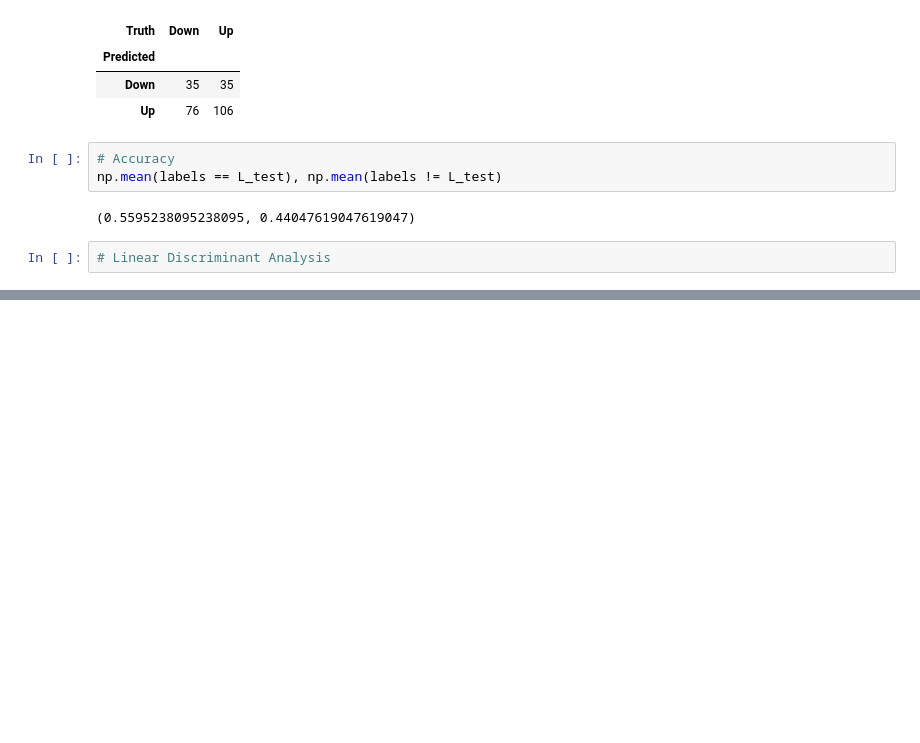
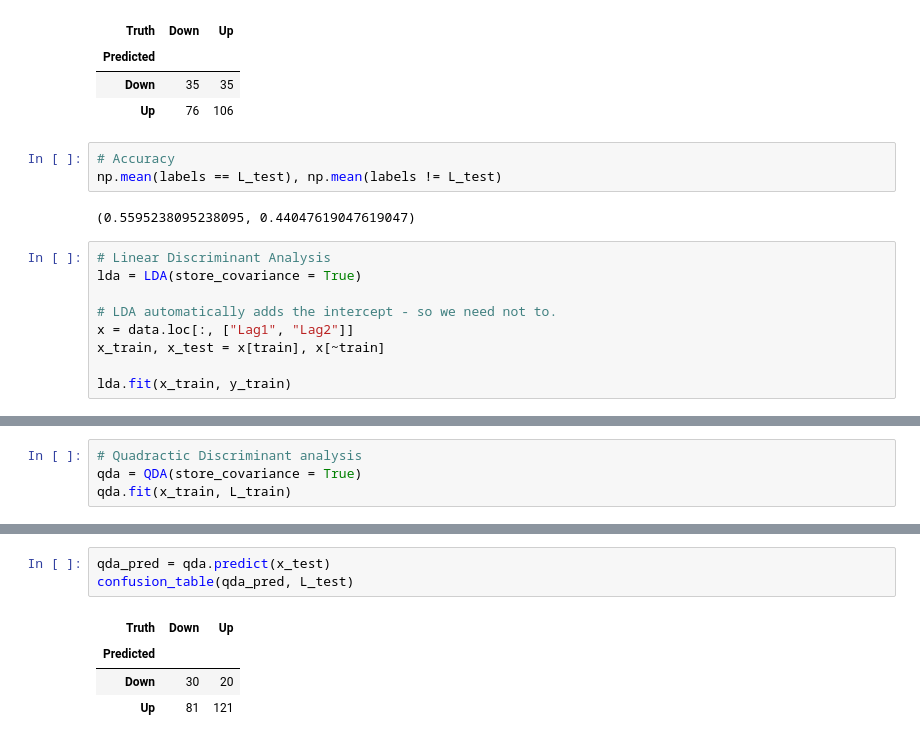
Before and after one commit to kkkamur07/ISL-Learning, a Jupyter notebook: Classification/Classification-Lab.ipynb, the cells around one changed output, grey strips where cells are left out. Cells and saved outputs as stored; diff of their text form; blank space fills up the shorter version.

```diff
--- a/Classification/Classification-Lab.ipynb
+++ b/Classification/Classification-Lab.ipynb
@@ -157,3 +135,10 @@ np.mean(labels == L_test), np.mean(labels != L_test)
 (0.5595238095238095, 0.44047619047619047)
 # %%
 # Linear Discriminant Analysis
+lda = LDA(store_covariance = True)
+
+# LDA automatically adds the intercept - so we need not to.
+x = data.loc[:, ["Lag1", "Lag2"]]
+x_train, x_test = x[train], x[~train]
+
+lda.fit(x_train, y_train)
@@ -159,0 +212,4 @@ np.mean(labels == L_test), np.mean(labels != L_test)
+# %%
+# Quadractic Discriminant analysis
+qda = QDA(store_covariance = True)
+qda.fit(x_train, L_train)
@@ -159,0 +236,8 @@ np.mean(labels == L_test), np.mean(labels != L_test)
+# %%
+qda_pred = qda.predict(x_test)
+confusion_table(qda_pred, L_test)
+# %% [output]
+| Truth | Down | Up |
+| Predicted |  |  |
+| Down | 30 | 20 |
+| Up | 81 | 121 |
```
Also changed, not shown: parts of 33 cells of this notebook, 2 other files.
